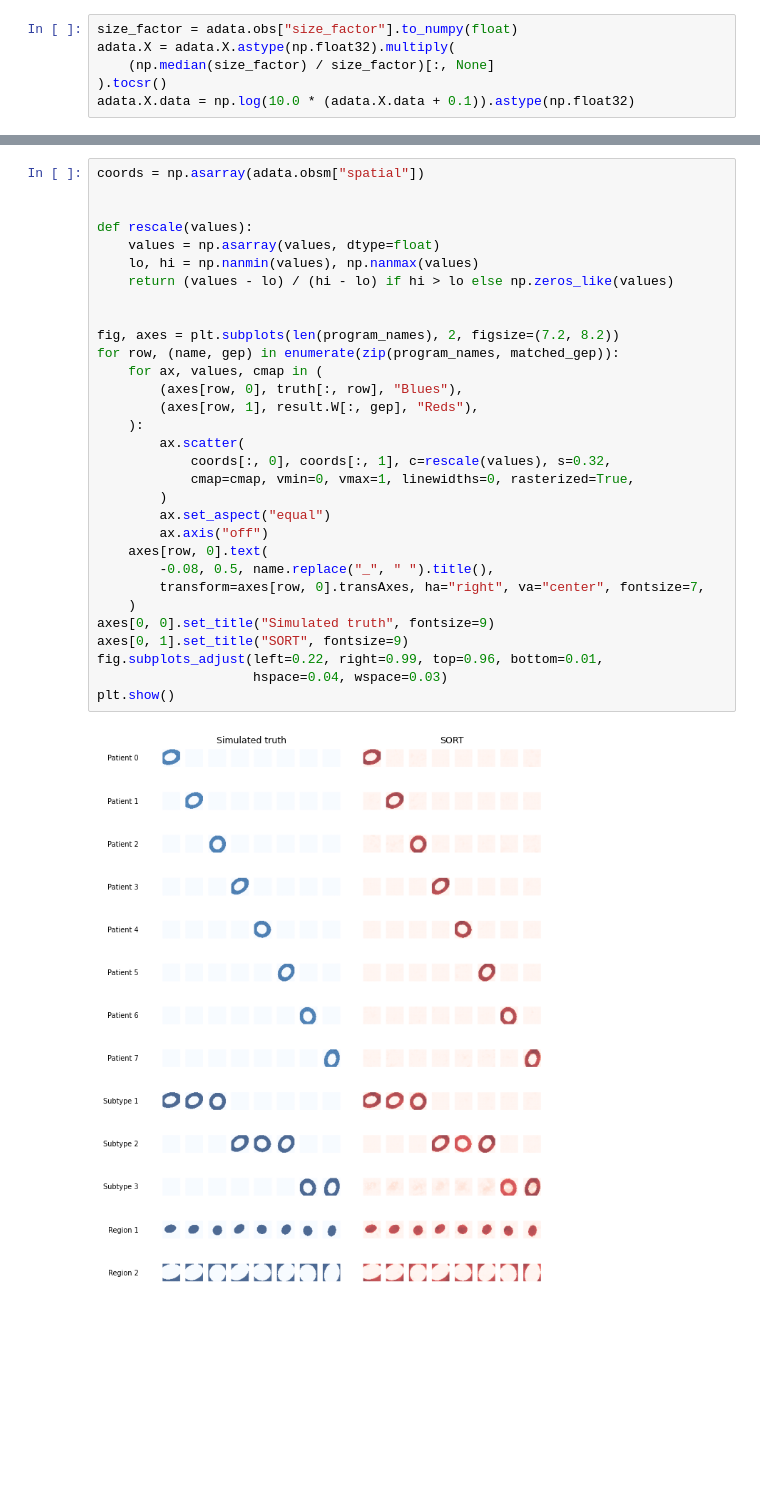
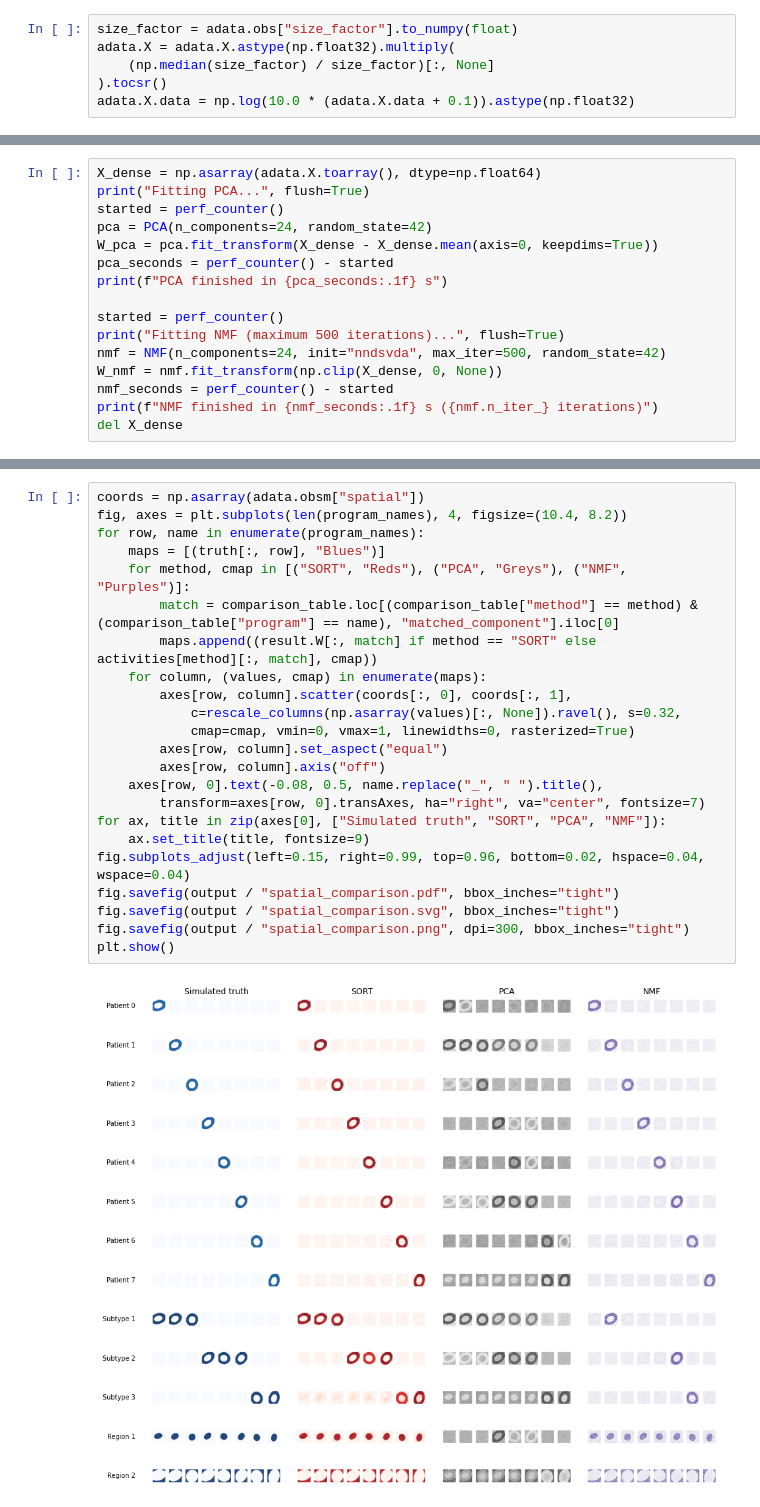
Before and after one commit to zerovain/SORT_tutorial, a Jupyter notebook: docs/tutorials/00_simulated_atlas.ipynb, the cells around one changed output, grey strips where cells are left out. Saved outputs shown, nothing was run; the diff lists cells and outputs as text; blank space fills up the shorter version.

```diff
--- a/docs/tutorials/00_simulated_atlas.ipynb
+++ b/docs/tutorials/00_simulated_atlas.ipynb
@@ -101,0 +91,16 @@ patient-specific programs and weaker shared programs remain visible.
+# %%
+X_dense = np.asarray(adata.X.toarray(), dtype=np.float64)
+print("Fitting PCA...", flush=True)
+started = perf_counter()
+pca = PCA(n_components=24, random_state=42)
+W_pca = pca.fit_transform(X_dense - X_dense.mean(axis=0, keepdims=True))
+pca_seconds = perf_counter() - started
+print(f"PCA finished in {pca_seconds:.1f} s")
+
+started = perf_counter()
+print("Fitting NMF (maximum 500 iterations)...", flush=True)
+nmf = NMF(n_components=24, init="nndsvda", max_iter=500, random_state=42)
+W_nmf = nmf.fit_transform(np.clip(X_dense, 0, None))
+nmf_seconds = perf_counter() - started
+print(f"NMF finished in {nmf_seconds:.1f} s ({nmf.n_iter_} iterations)")
+del X_dense
@@ -102,34 +171,26 @@ patient-specific programs and weaker shared programs remain visible.
 # %%
 coords = np.asarray(adata.obsm["spatial"])
-
-
-def rescale(values):
-    values = np.asarray(values, dtype=float)
-    lo, hi = np.nanmin(values), np.nanmax(values)
-    return (values - lo) / (hi - lo) if hi > lo else np.zeros_like(values)
-
-
-fig, axes = plt.subplots(len(program_names), 2, figsize=(7.2, 8.2))
-for row, (name, gep) in enumerate(zip(program_names, matched_gep)):
-    for ax, values, cmap in (
-        (axes[row, 0], truth[:, row], "Blues"),
-        (axes[row, 1], result.W[:, gep], "Reds"),
-    ):
-        ax.scatter(
-            coords[:, 0], coords[:, 1], c=rescale(values), s=0.32,
-            cmap=cmap, vmin=0, vmax=1, linewidths=0, rasterized=True,
-        )
-        ax.set_aspect("equal")
-        ax.axis("off")
-    axes[row, 0].text(
-        -0.08, 0.5, name.replace("_", " ").title(),
-        transform=axes[row, 0].transAxes, ha="right", va="center", fontsize=7,
-    )
-axes[0, 0].set_title("Simulated truth", fontsize=9)
-axes[0, 1].set_title("SORT", fontsize=9)
-fig.subplots_adjust(left=0.22, right=0.99, top=0.96, bottom=0.01,
-                    hspace=0.04, wspace=0.03)
+fig, axes = plt.subplots(len(program_names), 4, figsize=(10.4, 8.2))
+for row, name in enumerate(program_names):
+    maps = [(truth[:, row], "Blues")]
+    for method, cmap in [("SORT", "Reds"), ("PCA", "Greys"), ("NMF", "Purples")]:
+        match = comparison_table.loc[(comparison_table["method"] == method) & (comparison_table["program"] == name), "matched_component"].iloc[0]
+        maps.append((result.W[:, match] if method == "SORT" else activities[method][:, match], cmap))
+    for column, (values, cmap) in enumerate(maps):
+        axes[row, column].scatter(coords[:, 0], coords[:, 1],
+            c=rescale_columns(np.asarray(values)[:, None]).ravel(), s=0.32,
+            cmap=cmap, vmin=0, vmax=1, linewidths=0, rasterized=True)
+        axes[row, column].set_aspect("equal")
+        axes[row, column].axis("off")
+    axes[row, 0].text(-0.08, 0.5, name.replace("_", " ").title(),
+        transform=axes[row, 0].transAxes, ha="right", va="center", fontsize=7)
+for ax, title in zip(axes[0], ["Simulated truth", "SORT", "PCA", "NMF"]):
+    ax.set_title(title, fontsize=9)
+fig.subplots_adjust(left=0.15, right=0.99, top=0.96, bottom=0.02, hspace=0.04, wspace=0.04)
+fig.savefig(output / "spatial_comparison.pdf", bbox_inches="tight")
+fig.savefig(output / "spatial_comparison.svg", bbox_inches="tight")
+fig.savefig(output / "spatial_comparison.png", dpi=300, bbox_inches="tight")
 plt.show()
 # %% [output]
-[figure, old version]
+[figure, new version]
 # %% [markdown]
```
Also changed, not shown: parts of 21 cells of this notebook, 13 other files.
